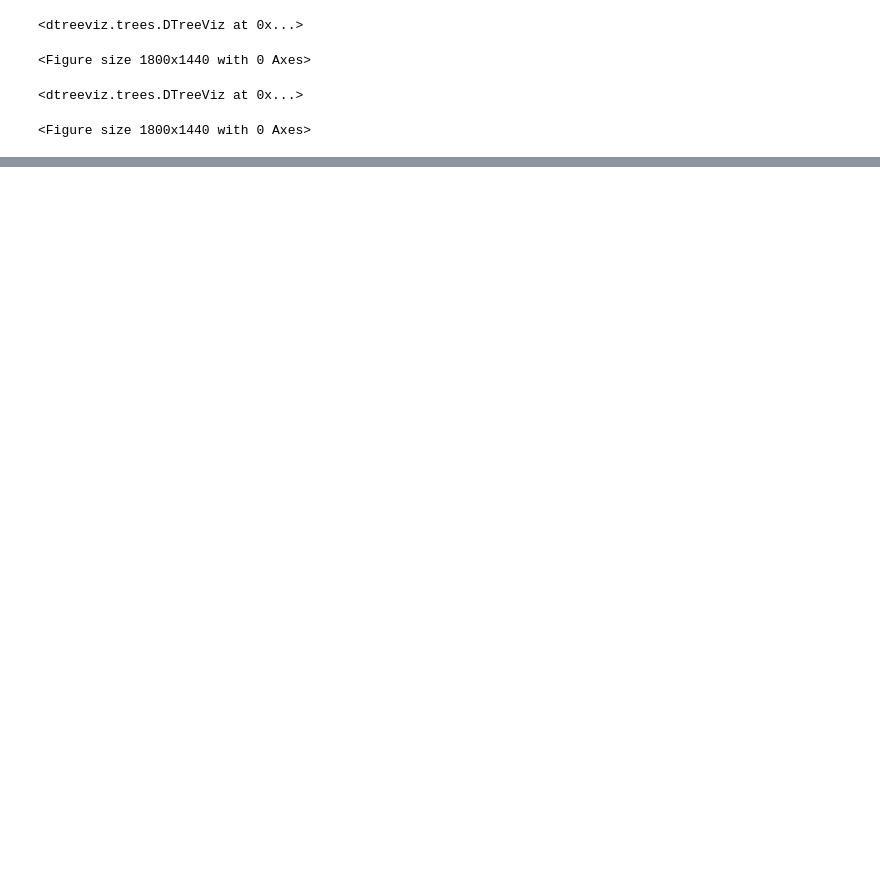
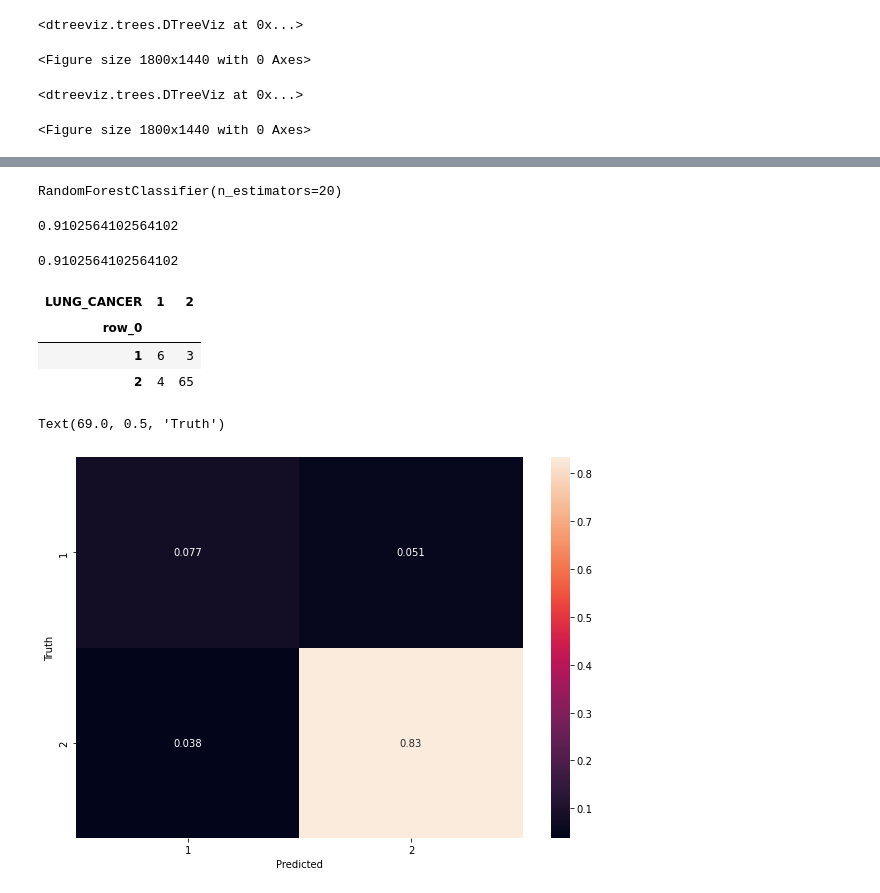
Before and after one commit to insper-classroom/predicao_cancer_pulmao, a Jupyter notebook: Base de dados.ipynb, the cells around one changed output, grey strips where cells are left out. Saved outputs shown, nothing was run; the diff lists cells and outputs as text; code cells hidden in the pictures; blank space fills up the shorter version.

Commit message:
Ramdon Forest

```diff
--- a/Base de dados.ipynb
+++ b/Base de dados.ipynb
@@ -614,0 +647,36 @@ viz
+# %%
+forest = RandomForestClassifier(n_estimators=20)
+# %%
+forest.fit(X_train, y_train)
+# %% [output]
+RandomForestClassifier(n_estimators=20)
+# %%
+forest.score(X_test, y_test)
+# %% [output]
+0.9102564102564102
+# %%
+predicted = forest.predict(X_test)
+# %%
+accuracy_score(y_test, predicted)
+# %% [output]
+0.9102564102564102
+# %%
+pd.crosstab(predicted,y_test)
+# %% [output]
+| LUNG_CANCER | 1 | 2 |
+| row_0 |  |  |
+| 1 | 6 | 3 |
+| 2 | 4 | 65 |
+# %%
+from sklearn.metrics import confusion_matrix
+confusion_matrix = pd.crosstab(y_test, predicted,normalize='all')
+
+%matplotlib inline
+plt.figure(figsize=(10,7))
+sns.heatmap(confusion_matrix, annot=True)
+
+plt.xlabel('Predicted')
+plt.ylabel('Truth')
+# %% [output]
+Text(69.0, 0.5, 'Truth')
+[figure, added]
```
Also changed, not shown: parts of 8 cells of this notebook.
